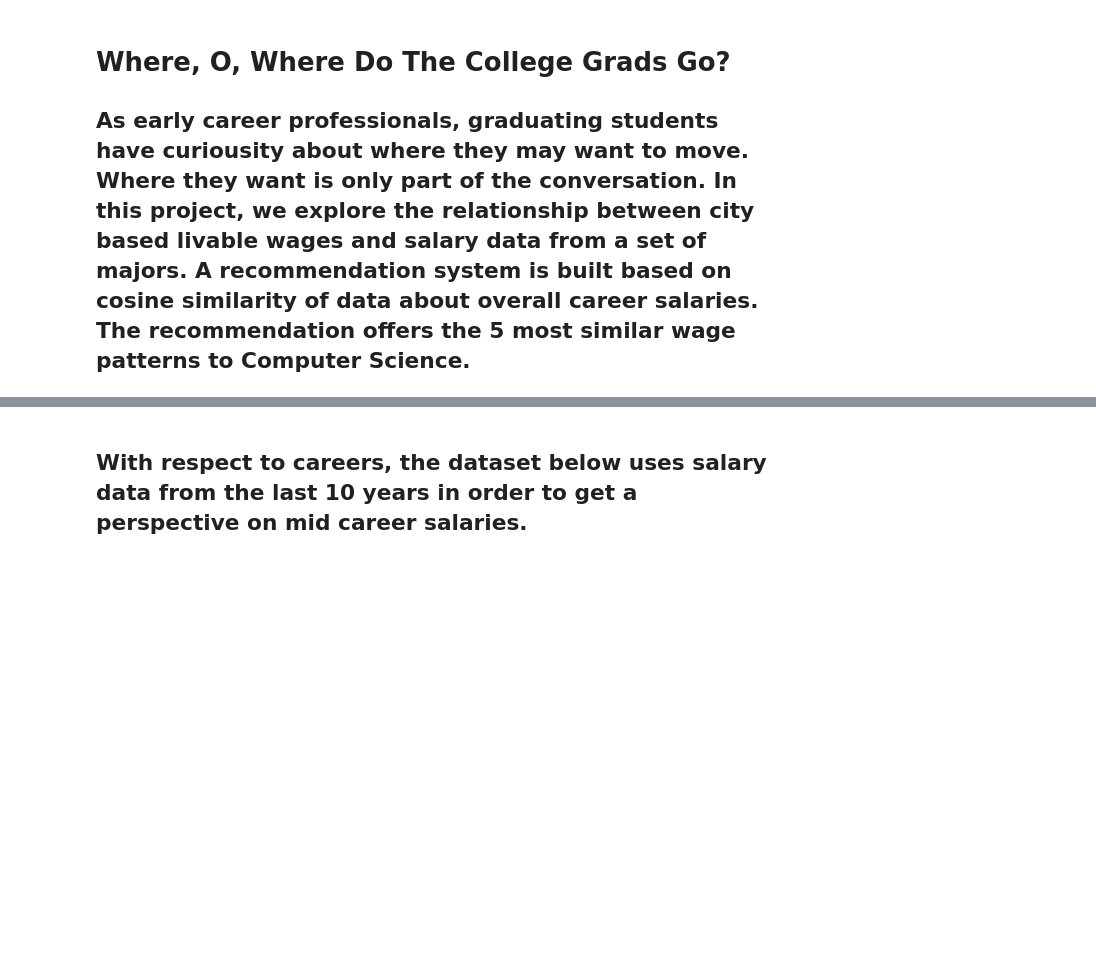
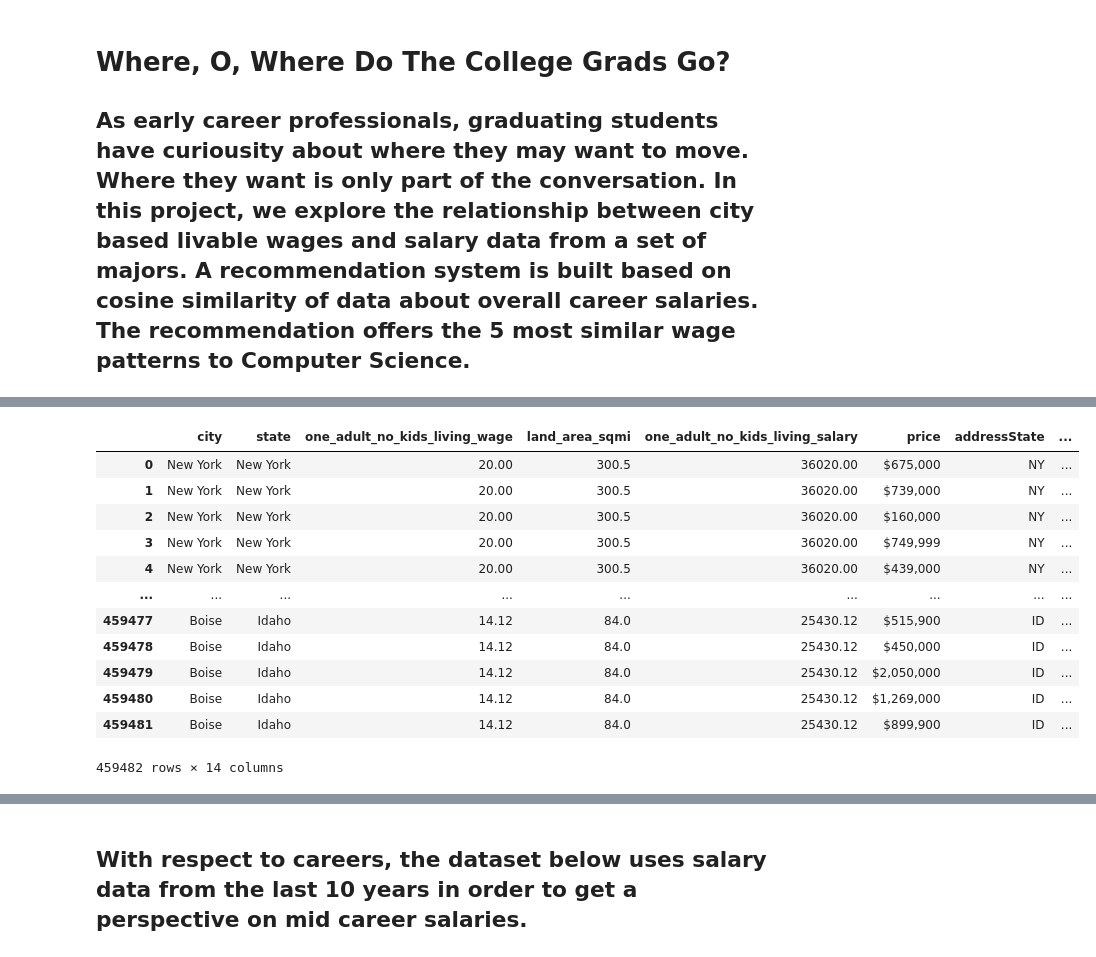
Before and after one commit to claravox/CSC466-project, a Jupyter notebook: Ava_466.ipynb, the cells around one changed output, grey strips where cells are left out. Drawn from its saved outputs; the diff is of its cells as text; code cells hidden in the pictures; blank space fills up the shorter version.

```diff
--- a/Ava_466.ipynb
+++ b/Ava_466.ipynb
@@ -143,4 +154,20 @@ df_homes['Average Mortgage'] = df_homes['addressState'].map(morts)
 # %%
 df = df_living_wage.merge(df_homes,  left_on='state', right_on='State')
+# %%
+df
+# %% [output]
+|  | city | state | one_adult_no_kids_living_wage | land_area_sqmi | one_adult_no_kids_living_salary | price | addressState | ... |
+| 0 | New York | New York | 20.00 | 300.5 | 36020.00 | $675,000 | NY | ... |
+| 1 | New York | New York | 20.00 | 300.5 | 36020.00 | $739,000 | NY | ... |
+| 2 | New York | New York | 20.00 | 300.5 | 36020.00 | $160,000 | NY | ... |
+| 3 | New York | New York | 20.00 | 300.5 | 36020.00 | $749,999 | NY | ... |
+| 4 | New York | New York | 20.00 | 300.5 | 36020.00 | $439,000 | NY | ... |
+| ... | ... | ... | ... | ... | ... | ... | ... | ... |
+| 459477 | Boise | Idaho | 14.12 | 84.0 | 25430.12 | $515,900 | ID | ... |
+| 459478 | Boise | Idaho | 14.12 | 84.0 | 25430.12 | $450,000 | ID | ... |
+| 459479 | Boise | Idaho | 14.12 | 84.0 | 25430.12 | $2,050,000 | ID | ... |
+| 459480 | Boise | Idaho | 14.12 | 84.0 | 25430.12 | $1,269,000 | ID | ... |
+| 459481 | Boise | Idaho | 14.12 | 84.0 | 25430.12 | $899,900 | ID | ... |
+459482 rows × 14 columns
 # %%
 df_degrees_over_career = df_degrees_over_career.set_index('Undergraduate Major')
```
Also changed, not shown: parts of 27 cells of this notebook.
